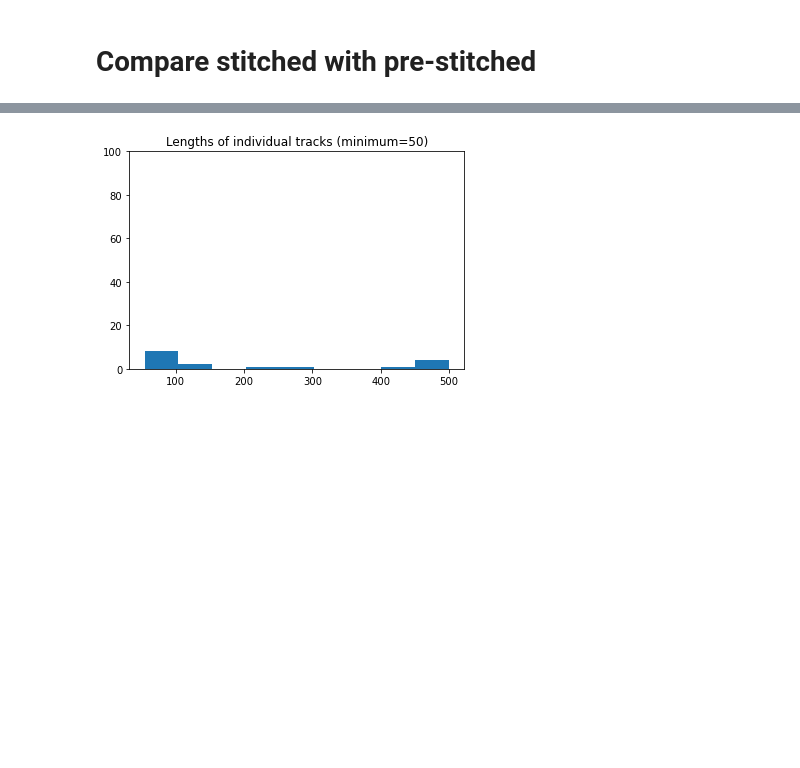
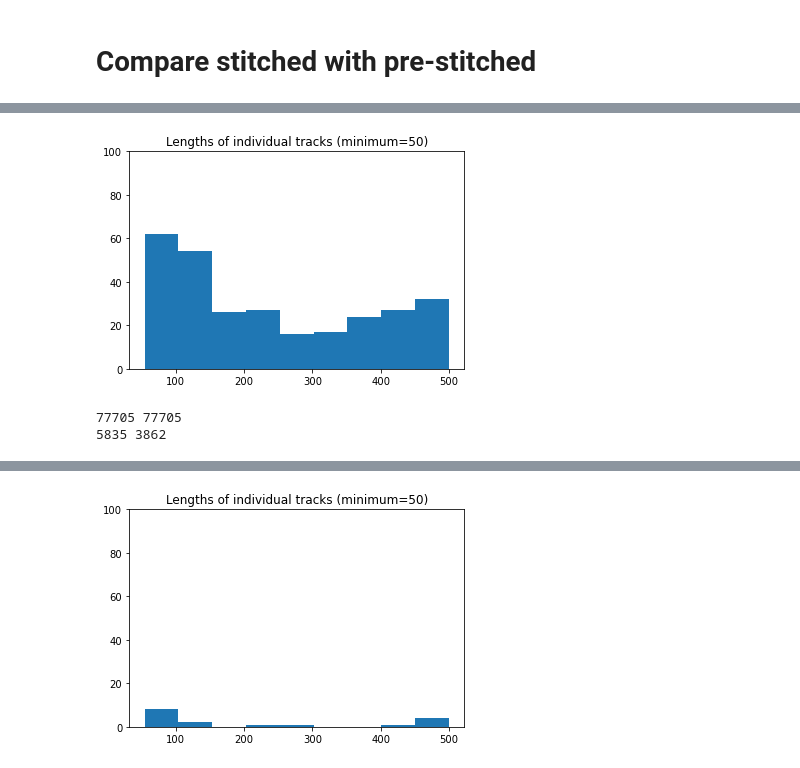
Before and after one commit to ch9nuk9/wbfm, a Jupyter notebook: example-feature-workflow/feature_alignment/Keypoint_stitching_pipeline.ipynb, the cells around one changed output, grey strips where cells are left out. Cells and saved outputs as stored; diff of their text form; code cells hidden in the pictures; blank space fills up the shorter version.

```diff
--- a/example-feature-workflow/feature_alignment/Keypoint_stitching_pipeline.ipynb
+++ b/example-feature-workflow/feature_alignment/Keypoint_stitching_pipeline.ipynb
@@ -78,21 +88,14 @@ with open(fname, 'wb') as f:
 # %% [markdown]
 # Do once more
 # %%
-all_window_matches = []
-all_starts = list(range(0,301,50))
-window_length = 199
+all_window_matches, all_window_dist = [], []
+all_starts = list(range(0,301,250))
+window_length = 249
 # %%
 for start in all_starts:
     kp_df, tracklet_df = separate_keypoints_and_tracklets(stitched_df, start, window_length)
     all_tracklet_features = calc_all_tracklet_features(kp_df, tracklet_df, start, window_length)
-    all_matches, _ = match_tracklets_using_features(all_tracklet_features, tracklet_df=tracklet_df)
+    all_matches, all_dist = match_tracklets_using_features(all_tracklet_features, tracklet_df=tracklet_df)
     all_window_matches.append(all_matches)
-
-# Convert the local matches to the indices of the global dataframe
-global_matches = {}
-for start, this_match in zip(all_starts, all_window_matches):
-    kp_df, tracklet_df = separate_keypoints_and_tracklets(stitched_df, start, window_length)
-    for k, val in this_match.items():
-        i0, i1 = tracklet_df['clust_ind'].iloc[list(k)]
-        global_matches[(i0, i1)] = val
+    all_window_dist.append(all_dist)
 # %% [output]
@@ -102,0 +105,10 @@ Calculating features for all tracklets
+# %%
+# NEW: bipartite matching for the distances produced
+all_bp_matches, all_candidates = [], []
+for i, start in enumerate(all_starts):
+    kp_df, tracklet_df = separate_keypoints_and_tracklets(stitched_df, start, window_length)
+    this_mat = distance_to_similarity_matrix(all_window_dist[i])
+    bp, c = stepwise_bipartite_match(tracklet_df, this_mat, start, window_length)
+
+    all_bp_matches.extend(bp)
+    all_candidates.extend(c)
@@ -103,2 +117,2 @@ Calculating features for all tracklets
 # %%
-stitched_df2 = consolidate_tracklets(stitched_df, global_matches.keys(), verbose=1)
+stitched_df2 = consolidate_tracklets(stitched_df, all_bp_matches, verbose=1)
@@ -121,0 +139,13 @@ hist_of_tracklet_lens(stitched_df)
+# %%
+all_len2 = hist_of_tracklet_lens(stitched_df2)
+# %% [output]
+[figure, added]
+# %%
+# plt.plot(np.cumsum(all_len0), label='original')
+# plt.plot(np.cumsum(all_len1), label='stitched')
+# plt.legend()
+print(sum(all_len0), sum(all_len1))
+print(len(all_len0), len(all_len1))
+# %% [output]
+77705 77705
+5835 3862
```
Also changed, not shown: parts of 56 cells of this notebook, 3 other files.
